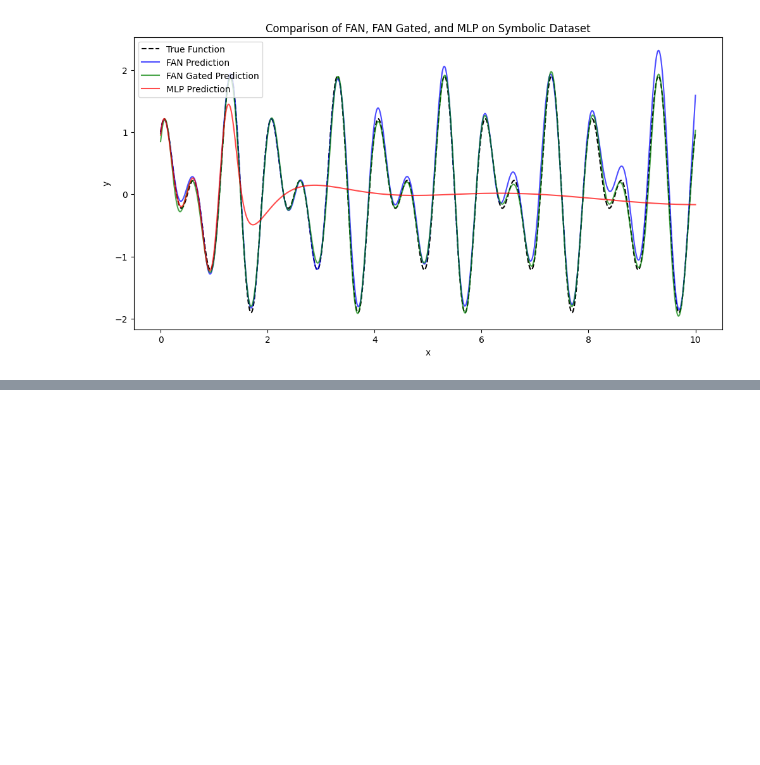
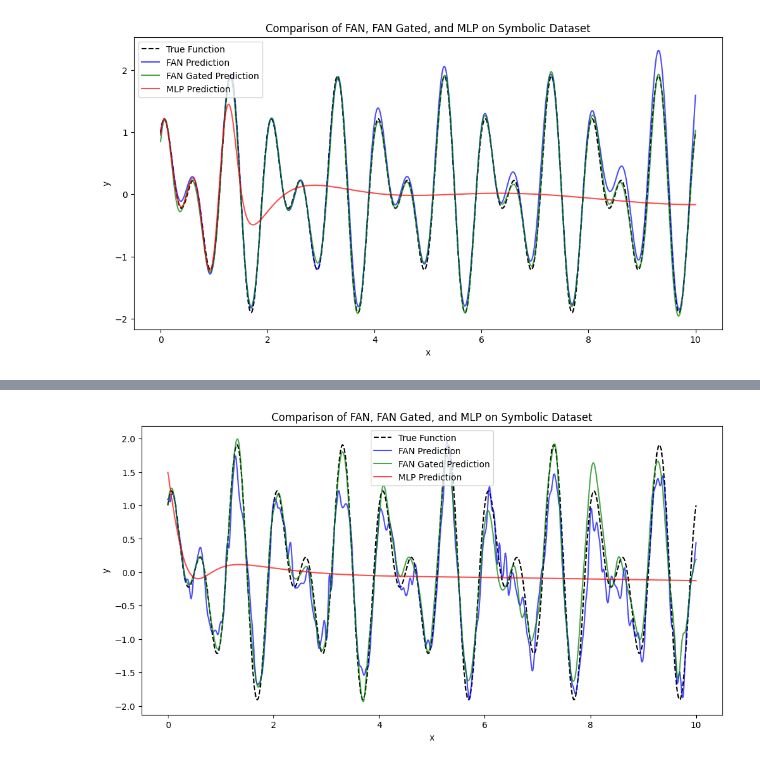
Before and after one commit to evortigosa/AI_devs, a Jupyter notebook: fans.ipynb, the cells around one changed output, grey strips where cells are left out. Cells and saved outputs as stored; diff of their text form; code cells hidden in the pictures; blank space fills up the shorter version.

```diff
--- a/fans.ipynb
+++ b/fans.ipynb
@@ -401,3 +457,9 @@ evaluate_model(fan_model, fan_gate_model, mlp_model)
+# %%
+# ----- Gating from the "Post‐FAN" Output -----
+# Using the evaluation function to plot results
+evaluate_model(fan_glu_model, fan_gate_glu_model, mlp_model)
+# %% [output]
+[figure, added]
 # %%
 # https://github.com/YihongDong/FAN/
 # https://github.com/YihongDong/FAN/blob/main/Timeseries_Forecasting/layers/Transformer_EncDec.py
```
Also changed, not shown: parts of 7 cells of this notebook.
